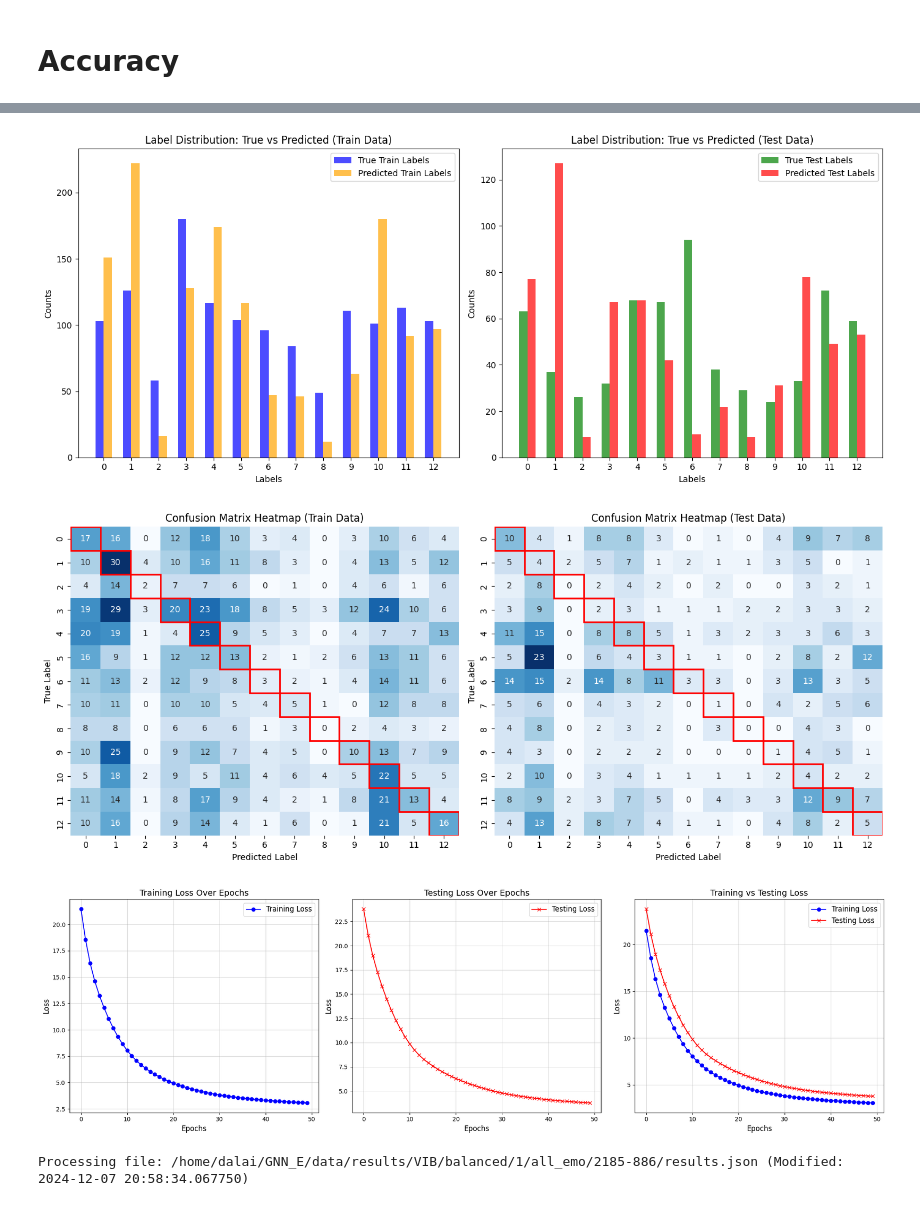
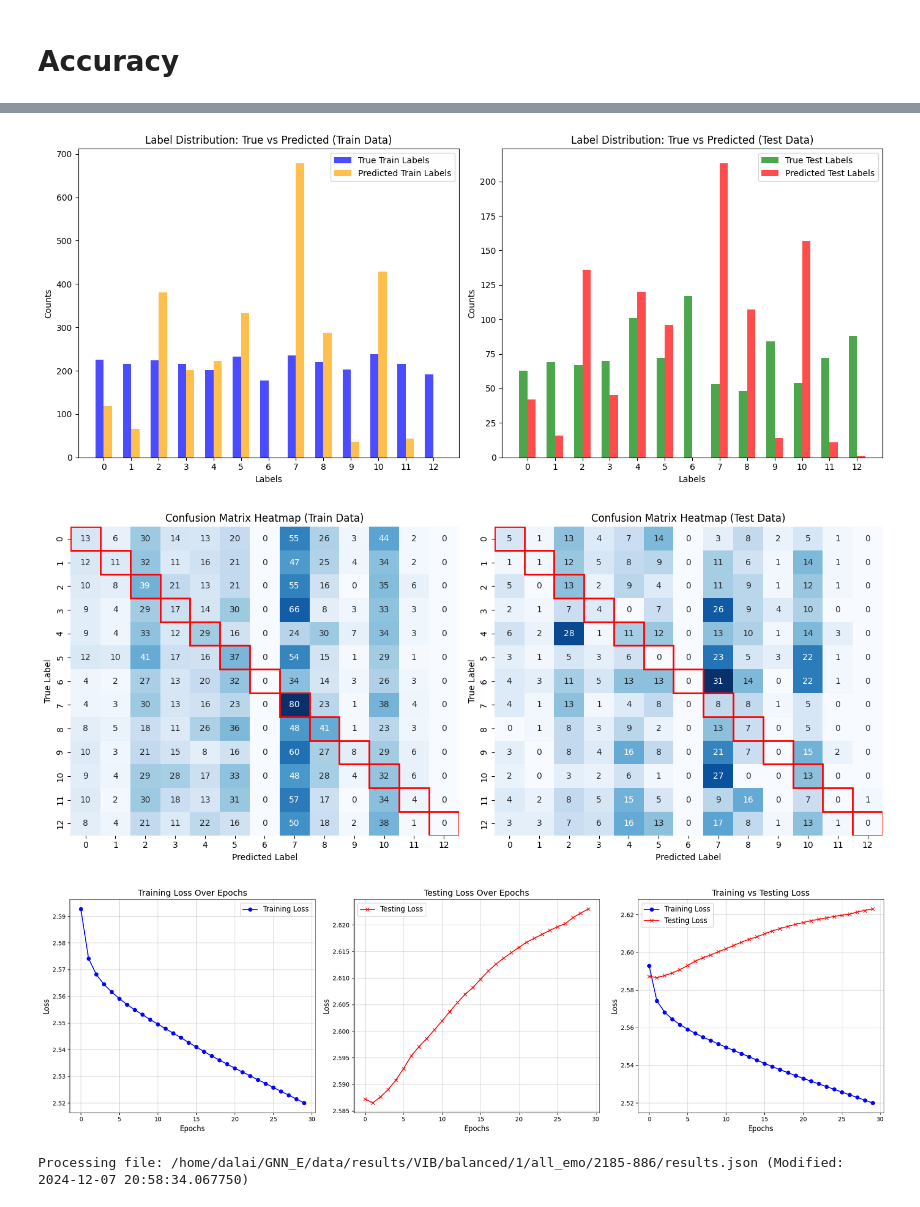
Before and after one commit to CS-433/ml-project-2-zenconvolutionalgraph, a Jupyter notebook: VIB/interpretation_VIB.ipynb, the cells around one changed output, grey strips where cells are left out. Cells and saved outputs as stored; diff of their text form; code cells hidden in the pictures.

```diff
--- a/VIB/interpretation_VIB.ipynb
+++ b/VIB/interpretation_VIB.ipynb
@@ -564,7 +564,7 @@ def plot_accuracies_image(y_pred_train, y_true_train, y_pred_test, y_true_test):
 # %%
 file_path = "/home/dalai/GNN_E/data/results/VIB/balanced/1/all_emo/2035-854/results.json"
 file_path = "/home/dalai/GNN_E/data/results/VIB/balanced/1/all_emo/1432-854/results.json"
-file_path = "/home/dalai/GNN_E/data/results/GCN/balanced/8/all_emo/1241-778/results.json"
+file_path = "/home/dalai/GNN_E/data/results/GCN/balanced/14/all_emo/1037-647/results.json"
 
 # Read the JSON file
 with open(file_path, 'r') as f:
@@ -588,6 +588,6 @@ plot_loss(loss_train, loss_test)
-[figure, old version]
+[figure, new version]
-[figure, old version]
+[figure, new version]
-[figure, old version]
+[figure, new version]
 # %%
 # Folder path and time threshold
 base_folder_path = "/home/dalai/GNN_E/data/results/VIB/balanced/1/all_emo"
```
Also changed, not shown: parts of 2 cells of this notebook, 7 other files.
